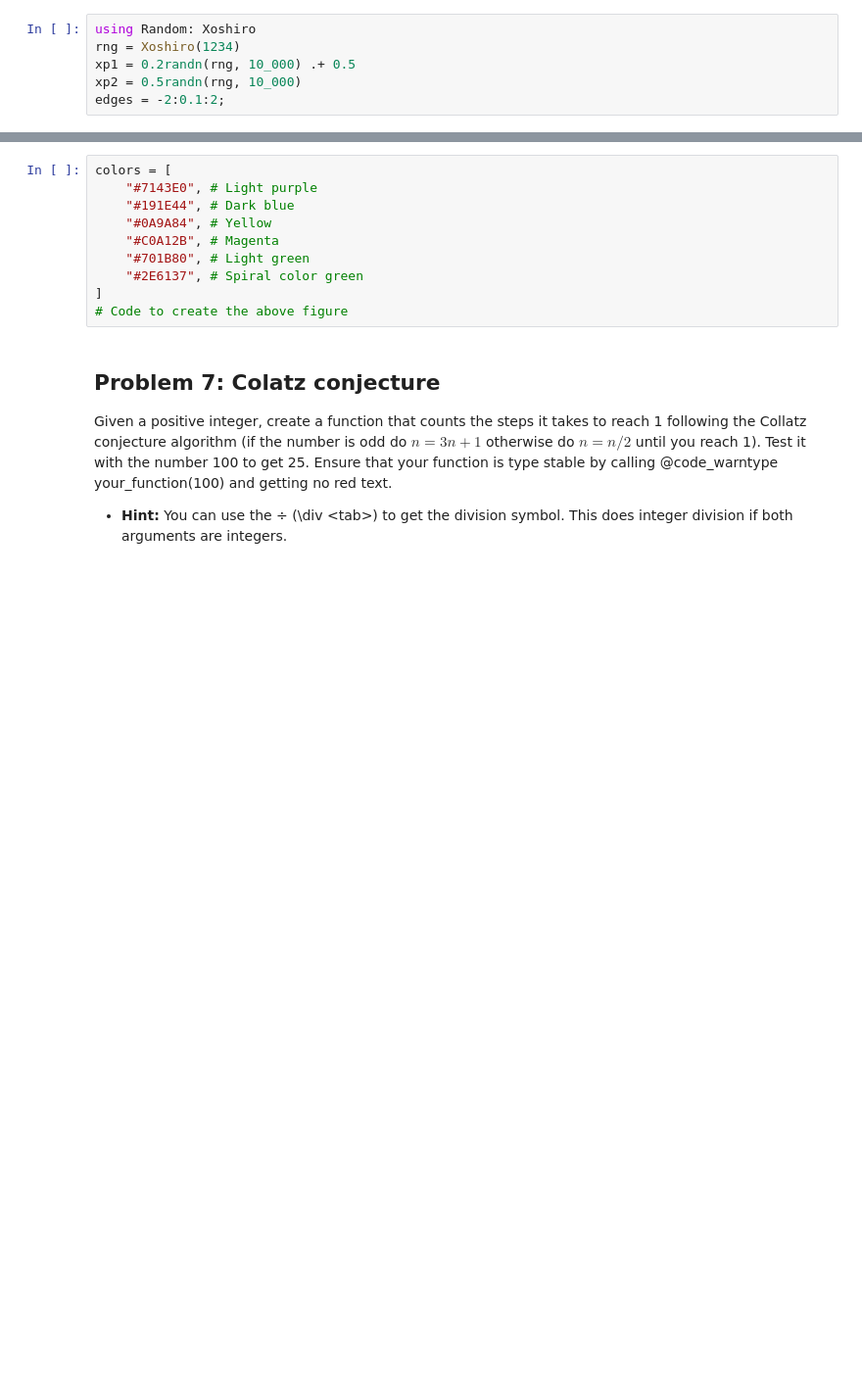
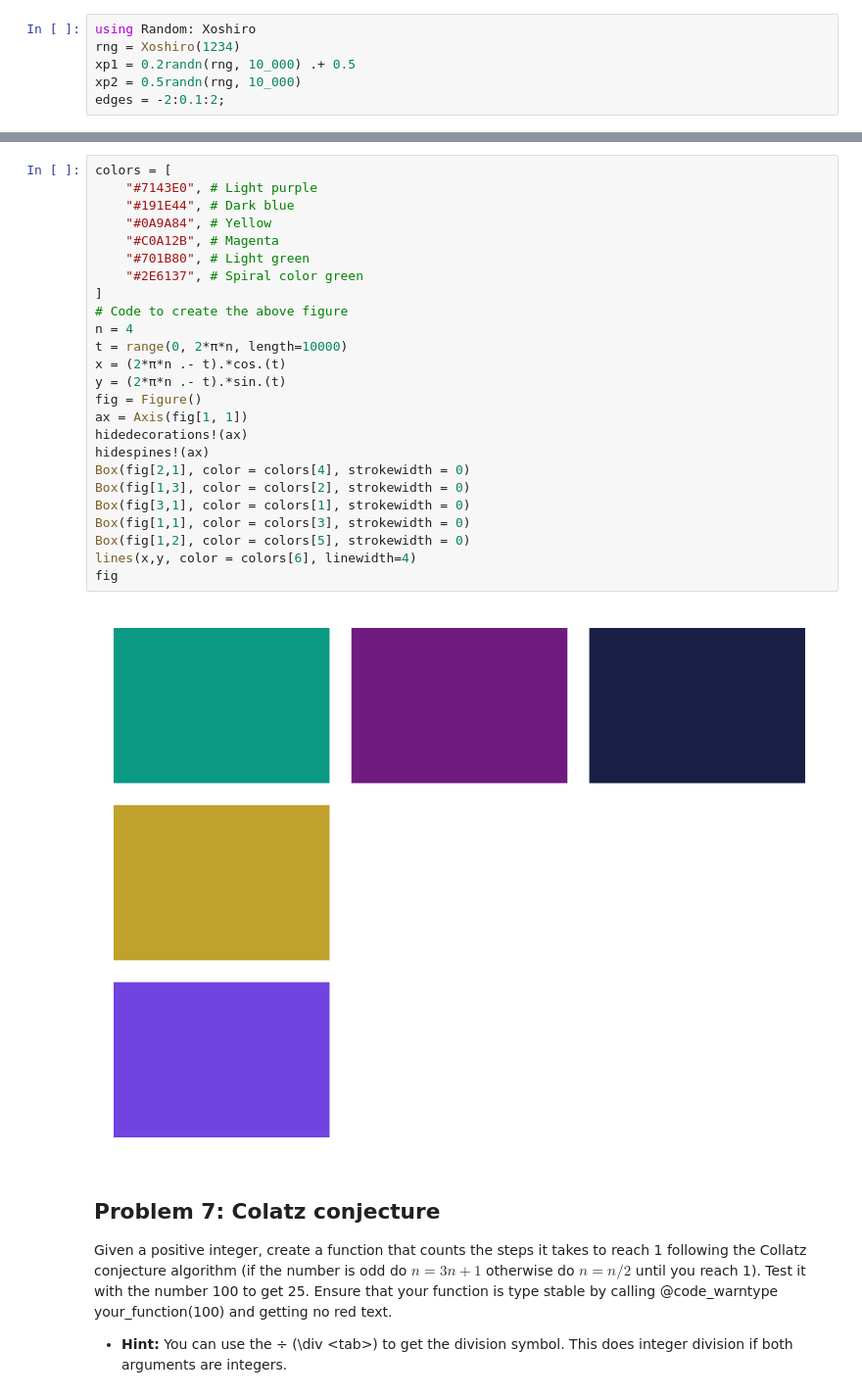
Before and after one commit to issaramro/NonLinearDynamics, a Jupyter notebook: Julia Practice/Problems.ipynb, the cells around one changed output, grey strips where cells are left out. Shown at 98% size. Saved outputs shown, nothing was run; the diff lists cells and outputs as text; blank space fills up the shorter version.

````diff
--- a/Julia Practice/Problems.ipynb
+++ b/Julia Practice/Problems.ipynb
@@ -171,16 +225,33 @@ To generate the box use the following code:
 ```julia
 Box(ax, color = colors[1], strokewidth = 0)
 ```
-# %%
-colors = [
-    "#7143E0", # Light purple
-    "#191E44", # Dark blue
-    "#0A9A84", # Yellow
-    "#C0A12B", # Magenta
-    "#701B80", # Light green
-    "#2E6137", # Spiral color green
-]
-# Code to create the above figure
+# %%
+colors = [
+    "#7143E0", # Light purple
+    "#191E44", # Dark blue
+    "#0A9A84", # Yellow
+    "#C0A12B", # Magenta
+    "#701B80", # Light green
+    "#2E6137", # Spiral color green
+]
+# Code to create the above figure
+n = 4
+t = range(0, 2*π*n, length=10000)
+x = (2*π*n .- t).*cos.(t)
+y = (2*π*n .- t).*sin.(t)
+fig = Figure()
+ax = Axis(fig[1, 1])
+hidedecorations!(ax)
+hidespines!(ax)
+Box(fig[2,1], color = colors[4], strokewidth = 0)
+Box(fig[1,3], color = colors[2], strokewidth = 0)
+Box(fig[3,1], color = colors[1], strokewidth = 0)
+Box(fig[1,1], color = colors[3], strokewidth = 0)
+Box(fig[1,2], color = colors[5], strokewidth = 0)
+lines(x,y, color = colors[6], linewidth=4)
+fig
+# %% [output]
+[figure, added]
 # %% [markdown]
 ## Problem 7: Colatz conjecture
 
````
Also changed, not shown: parts of 28 cells of this notebook.
